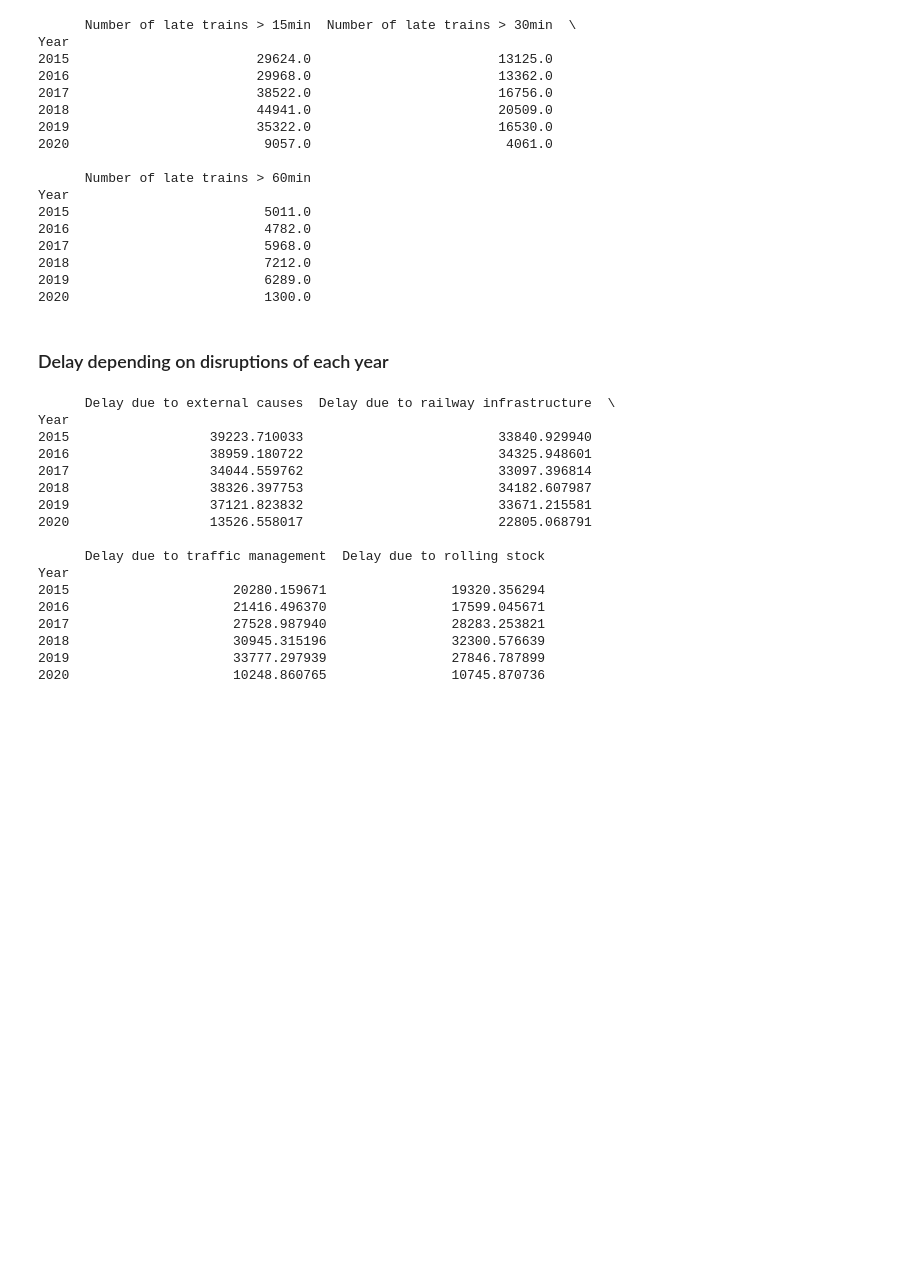
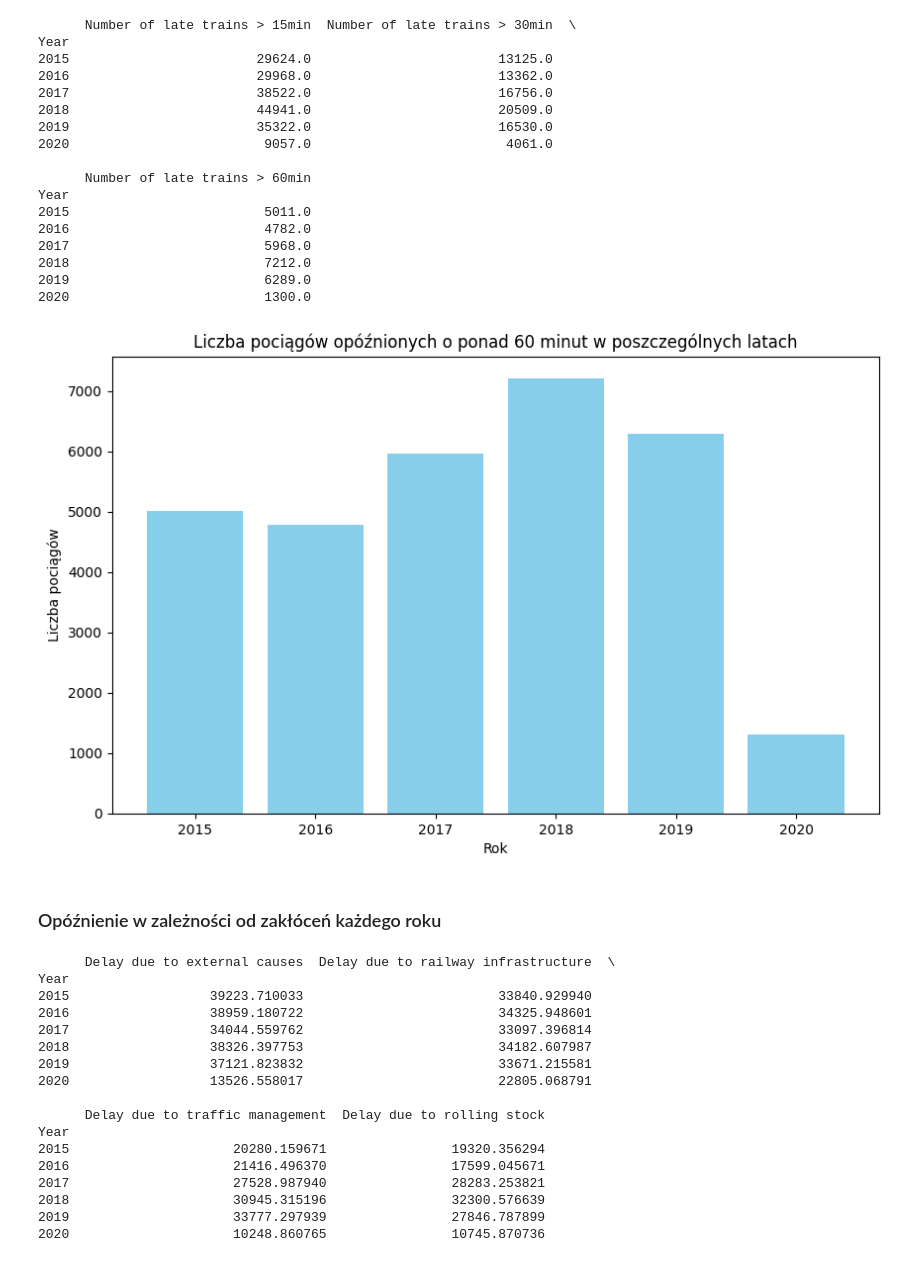
Before and after one commit to infoshareacademy/grupa_BKMMZ, a Jupyter notebook: Python/trains_notebook.ipynb, the cells around one changed output. Cells and saved outputs as stored; diff of their text form; code cells hidden in the pictures; blank space fills up the shorter version.

```diff
--- a/Python/trains_notebook.ipynb
+++ b/Python/trains_notebook.ipynb
@@ -353,7 +386,7 @@ arriving_delay_by_year = df_clean.groupby('Year').agg({
     'Number of late trains > 15min': 'sum',
     'Number of late trains > 30min': 'sum',
     'Number of late trains > 60min': 'sum'
-})
+}, as_index=False)
 
 # Wyświetlenie wyników
 print(arriving_delay_by_year)
@@ -375,8 +408,22 @@ Year
 2018                         7212.0
 2019                         6289.0
 2020                         1300.0
-# %% [markdown]
-### Delay depending on disruptions of each year
+# %%
+# Stwórz wykres słupkowy
+plt.figure(figsize=(10, 6))
+plt.bar(arriving_delay_by_year.index, arriving_delay_by_year['Number of late trains > 60min'], color='skyblue')
+
+# Dodaj tytuł i etykiety osi
+plt.title('Liczba pociągów opóźnionych o ponad 60 minut w poszczególnych latach')
+plt.xlabel('Rok')
+plt.ylabel('Liczba pociągów')
+
+# Wyświetl wykres
+plt.show()
+# %% [output]
+[figure, added]
+# %% [markdown]
+### Opóźnienie w zależności od zakłóceń każdego roku
 # %%
 delay_disruptions_of_year = df_clean.groupby('Year')[['Delay due to external causes', 'Delay due to railway infrastructure',
            'Delay due to traffic management', 'Delay due to rolling stock']].sum()
```
Also changed, not shown: parts of 13 cells of this notebook.
